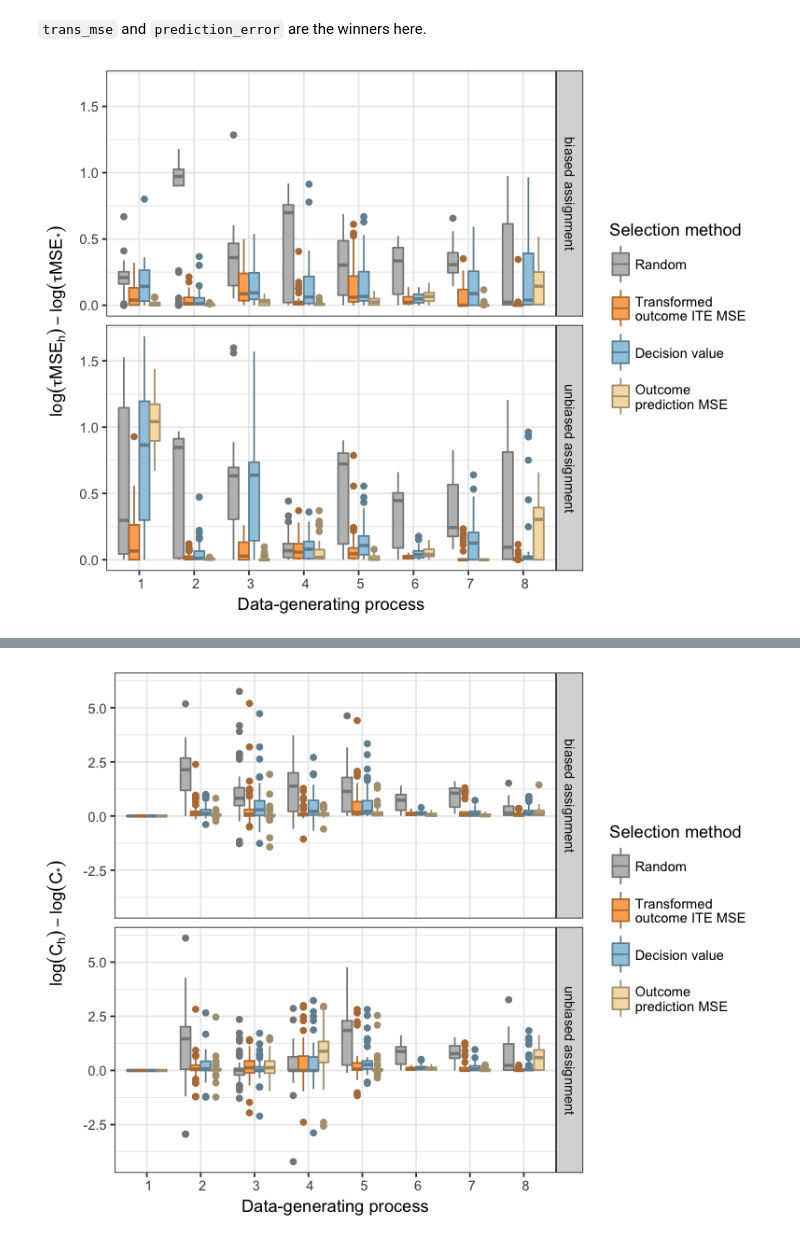
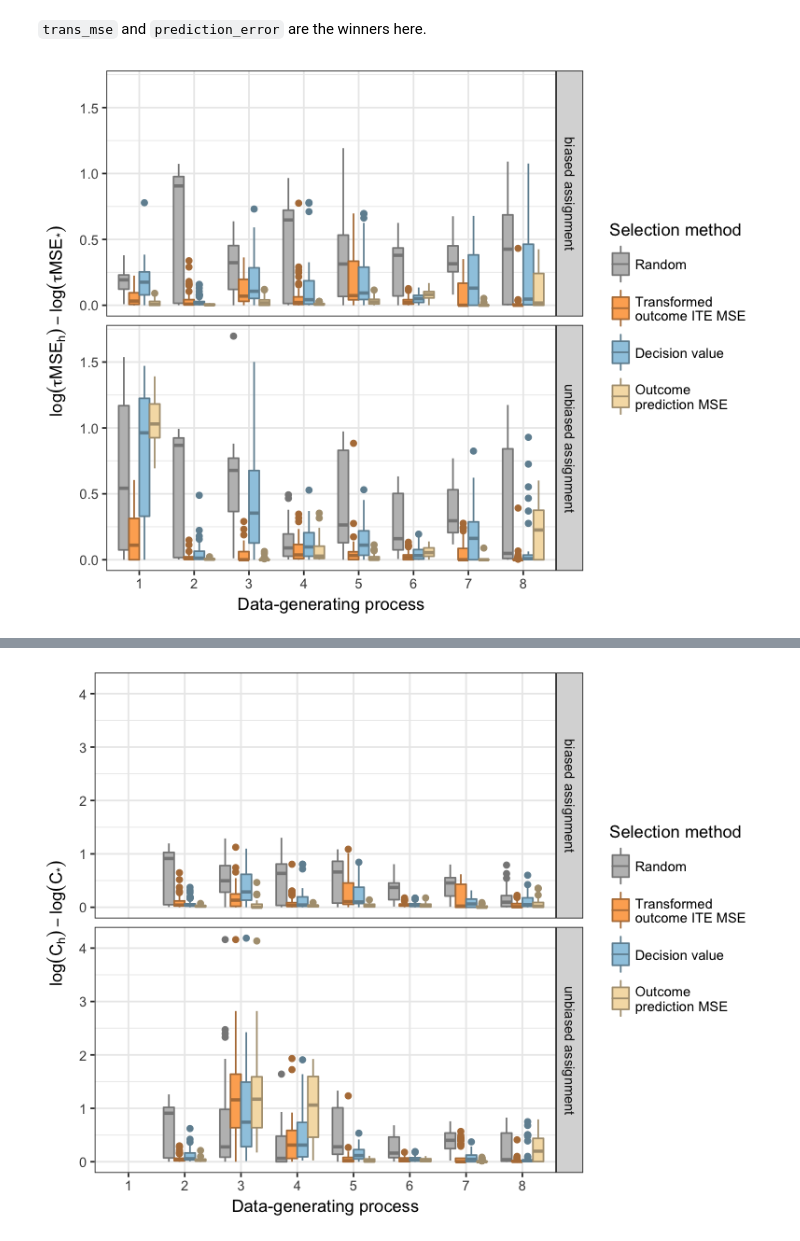
Before and after one commit to som-shahlab/ITE-model-selection, a Jupyter notebook: analyze-experiments.ipynb, the cells around one changed output, grey strips where cells are left out. Saved outputs shown, nothing was run; the diff lists cells and outputs as text; code cells hidden in the pictures.

```diff
--- a/analyze-experiments.ipynb
+++ b/analyze-experiments.ipynb
@@ -9,7 +10,5 @@ library(stringr)
 # %%
-results = bind_rows(
-    read_csv("data/experimental_results.csv"),
-    read_csv("data/experimental_results_2.csv"))
+results = read_csv("data/experimental_results_full.csv")
 # %% [output]
 Parsed with column specification:
 cols(
@@ -235,14 +196,14 @@ ggplot(aes(x=as.factor(DGP), y=log10(rel_true_hte_error),
     theme(legend.key.height=unit(1, "cm")) +
     theme(legend.key.width=unit(0.5, "cm"))
 # %% [output]
-[figure, old version]
+[figure, new version]
 # %%
 options(repr.plot.width=6.5, repr.plot.height=5)
 
 rel_results %>%
     filter(selection_method %in% method_types$winner_methods) %>%
     filter(n_folds==5) %>%
-    ggplot(aes(x=as.factor(DGP), y=log(rel_true_value),
+    ggplot(aes(x=as.factor(DGP), y=log10(rel_true_value),
            fill=selection_method, color=selection_method)) +
     geom_boxplot() +
     scale_fill_manual(name="Selection method", values = method_fills, labels = method_renames) +
@@ -261 +220 @@ In log(rel_true_value): NaNs producedWarning message:
-[figure, old version]
+[figure, new version]
```
Also changed, not shown: parts of 16 cells of this notebook, 11 other files.
